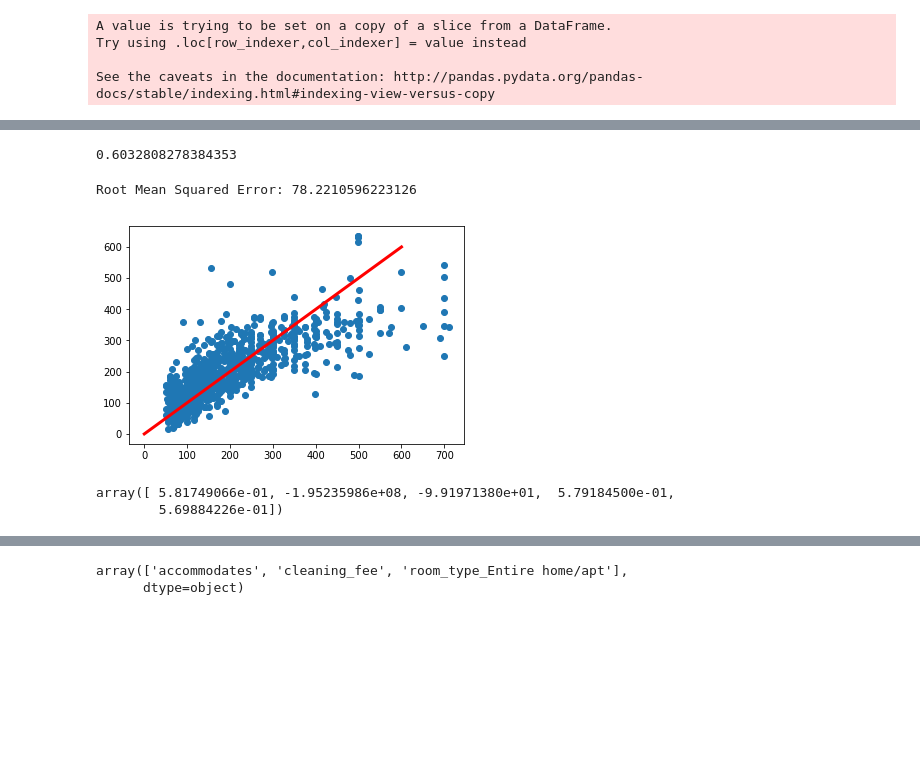
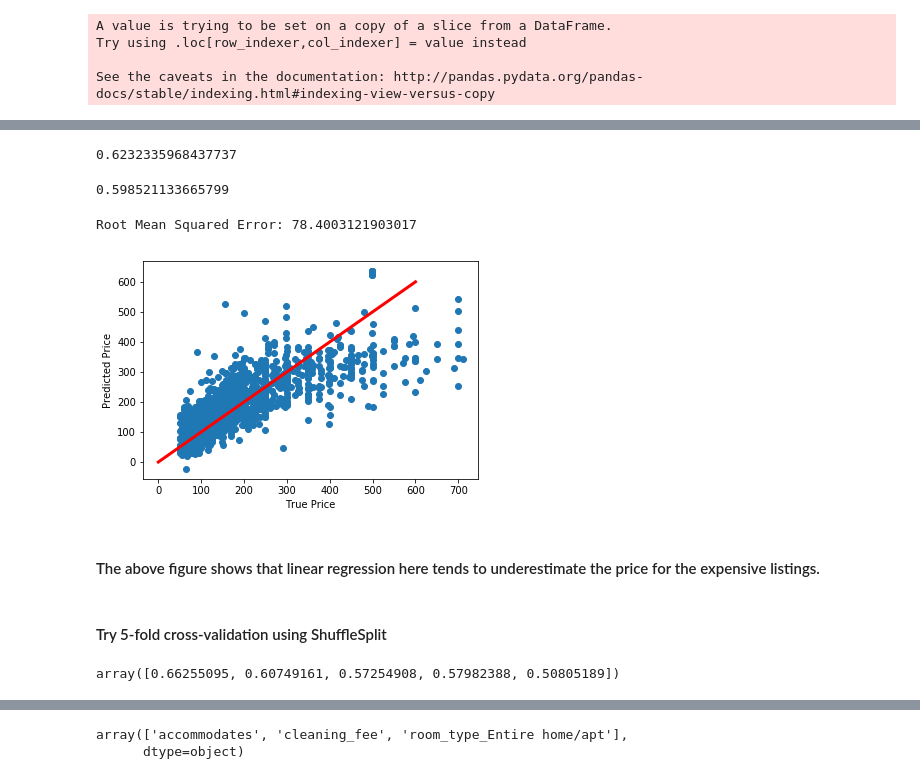
Before and after one commit to forheart81/Data-Science, a Jupyter notebook: SF Airbnb In-Depth Machine Learning Analysis.ipynb, the cells around one changed output, grey strips where cells are left out. Cells and saved outputs as stored; diff of their text form; code cells hidden in the pictures; blank space fills up the shorter version.

```diff
--- a/SF Airbnb In-Depth Machine Learning Analysis.ipynb
+++ b/SF Airbnb In-Depth Machine Learning Analysis.ipynb
@@ -203 +122,16 @@ reviews_per_month                   0
 dtype: int64
+# %%
+# There are many missing values in the numerical dataframe.
+# For numerical columns, we can replace NaN in some columns with 0, some with 1, depending on the variables
+
+# Fill the missing values in the host_listings_count column with 1.
+df_num.loc[:,'host_listings_count'] = df_num['host_listings_count'].fillna(value=1, inplace=False)
+
+# Fill the missing values in the rest of columns with 0.
+fillna_col = ['host_response_rate', 'host_is_superhost', 'host_has_profile_pic', 'host_identity_verified', 'bathrooms',
+              'security_deposit', 'cleaning_fee', 'reviews_per_month', 'beds', 'review_scores_rating', 'review_scores_accuracy',
+              'review_scores_cleanliness', 'review_scores_checkin', 'review_scores_checkin', 'review_scores_communication',
+              'review_scores_location', 'review_scores_value']
+df_num[fillna_col] = df_num[fillna_col].fillna(value=0, inplace=False)
+
+# Now there is non missing values in the df_num dataframe.
@@ -274,12 +211,13 @@ sns.boxplot(y='price', data=newdf)
 # %%
-# Create a simple model first, using linear regression
+# Prep the feature variables and target variable
 # Use the numerical features only for now
+
 X = newdf.drop('price', axis=1).values
 y = newdf['price'].values
+
+# Split into training and test set
+
+from sklearn.model_selection import train_test_split
+
+X_train, X_test, y_train, y_test = train_test_split(X, y, test_size = 0.3, random_state=42)
-# %%
-# Split into training and test set
-
-from sklearn.model_selection import train_test_split
-
-X_train, X_test, y_train, y_test = train_test_split(X, y, test_size = 0.2, random_state=42)
 # %% [markdown]
@@ -302 +236,6 @@ y_pred = lr.predict(X_test)
+# %%
+# The R2 of the training set
+lr.score(X_train, y_train)
+# %% [output]
+0.6232335968437737
 # %%
@@ -304,15 +244,18 @@ from sklearn.metrics import mean_squared_error
 rmse = np.sqrt(mean_squared_error(y_test, y_pred))
-# %%
-lr.score(X_test, y_test)
-# %% [output]
-0.6032808278384353
+# %%
+# The R2 of the test set
+lr.score(X_test, y_test)
+# %% [output]
+0.598521133665799
 # %%
 print("Root Mean Squared Error: {}".format(rmse))
 # %% [output]
-Root Mean Squared Error: 78.2210596223126
+Root Mean Squared Error: 78.4003121903017
 # %%
 plt.scatter(y_test, y_pred)
 plt.plot([0,600], [0, 600], linewidth=3, color='red')
+plt.xlabel('True Price')
+plt.ylabel('Predicted Price')
 plt.show()
 # %% [output]
-[figure, old version]
+[figure, new version]
@@ -322,9 +262,13 @@ from sklearn.model_selection import cross_val_score
+# %% [markdown]
+#### The above figure shows that linear regression here tends to underestimate the price for the expensive listings.
+# %% [markdown]
+#### Try 5-fold cross-validation using ShuffleSplit
 # %%
-cv_score = cross_val_score(lr, X_train, y_train, cv=5)
+from sklearn.model_selection import ShuffleSplit
+cv_score = cross_val_score(lr, X_train, y_train, scoring="r2", cv=ShuffleSplit(5))
 cv_score
 # %% [output]
-array([ 5.81749066e-01, -1.95235986e+08, -9.91971380e+01,  5.79184500e-01,
-        5.69884226e-01])
+array([0.66255095, 0.60749161, 0.57254908, 0.57982388, 0.50805189])
 # %%
 np.mean(cv_score)
 # %% [output]
```
Also changed, not shown: parts of 95 cells of this notebook.
